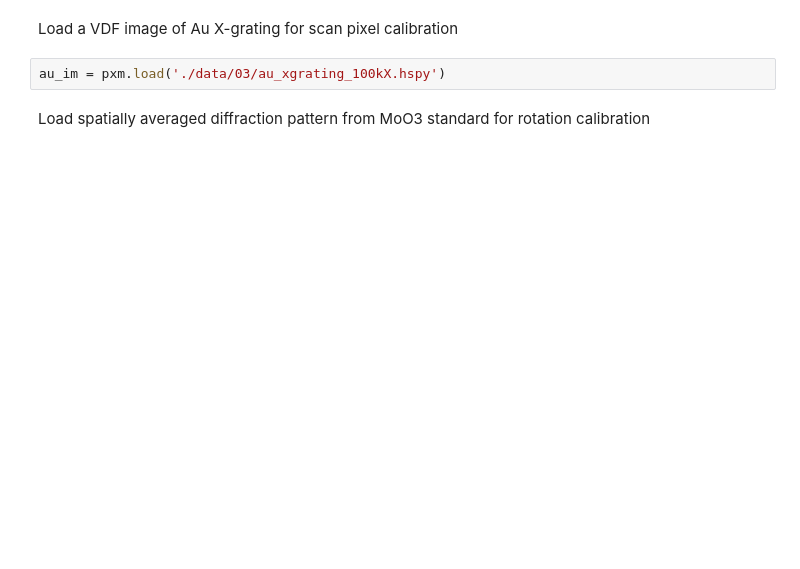
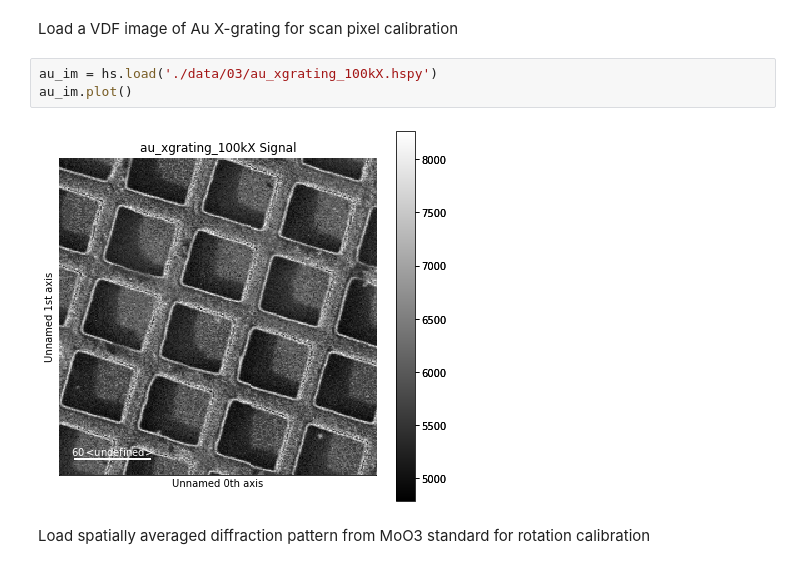
Before and after one commit to pyxem/pyxem-demos, a Jupyter notebook: 03 Reference Standards - Dimension Calibrations - Rotation Calibrations.ipynb, the cells around one changed output. Cells and saved outputs as stored; diff of their text form; blank space fills up the shorter version.

```diff
--- a/03 Reference Standards - Dimension Calibrations - Rotation Calibrations.ipynb
+++ b/03 Reference Standards - Dimension Calibrations - Rotation Calibrations.ipynb
@@ -33,7 +37,10 @@ au_dpeg = pxm.load('./data/03/au_xgrating_20cm.tif')
 # %% [markdown]
 Load a VDF image of Au X-grating for scan pixel calibration
 # %%
-au_im = pxm.load('./data/03/au_xgrating_100kX.hspy')
+au_im = hs.load('./data/03/au_xgrating_100kX.hspy')
+au_im.plot()
+# %% [output]
+[figure, added]
 # %% [markdown]
 Load spatially averaged diffraction pattern from MoO3 standard for rotation calibration
 # %%
```
Also changed, not shown: parts of 40 cells of this notebook, 8 other files.
